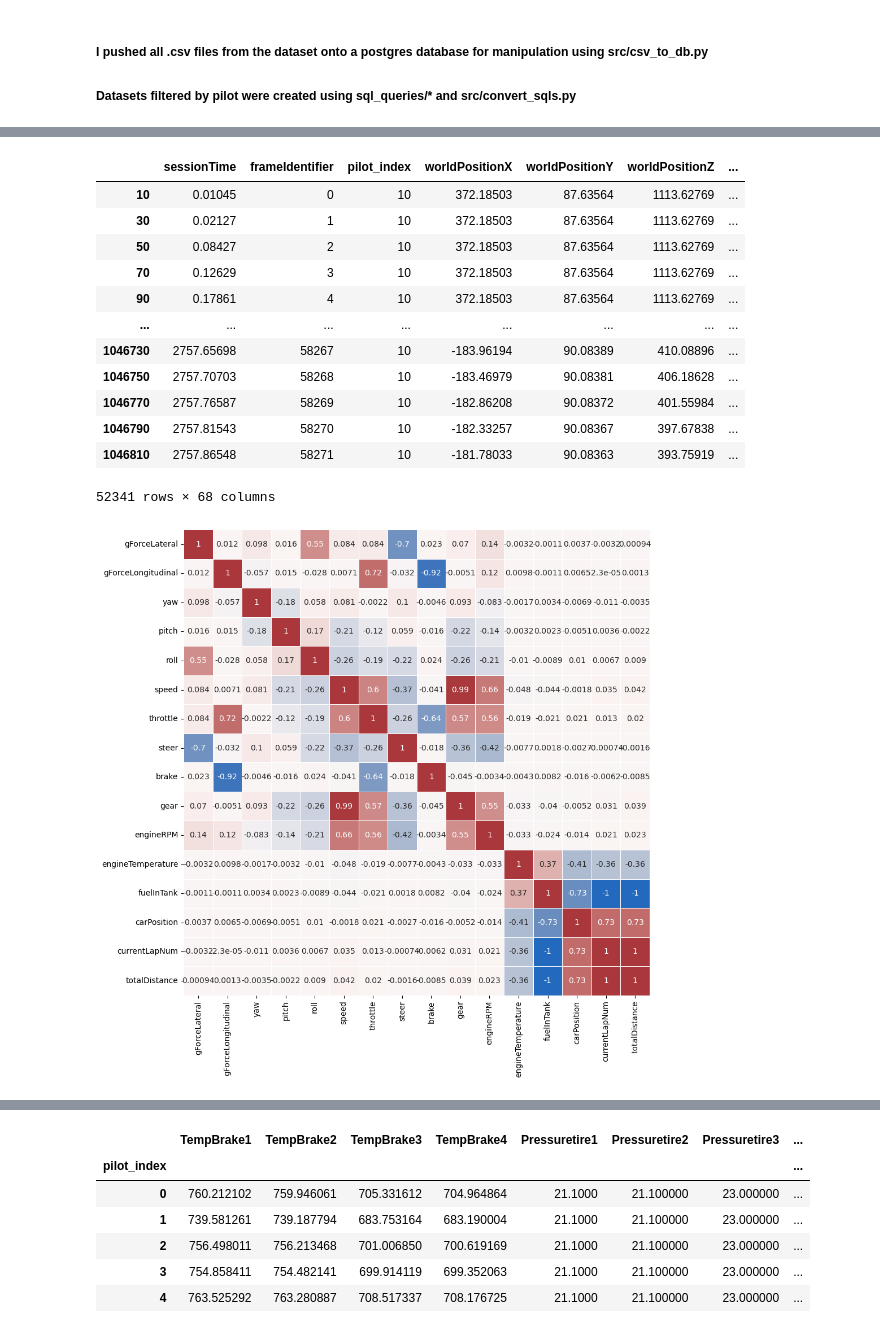
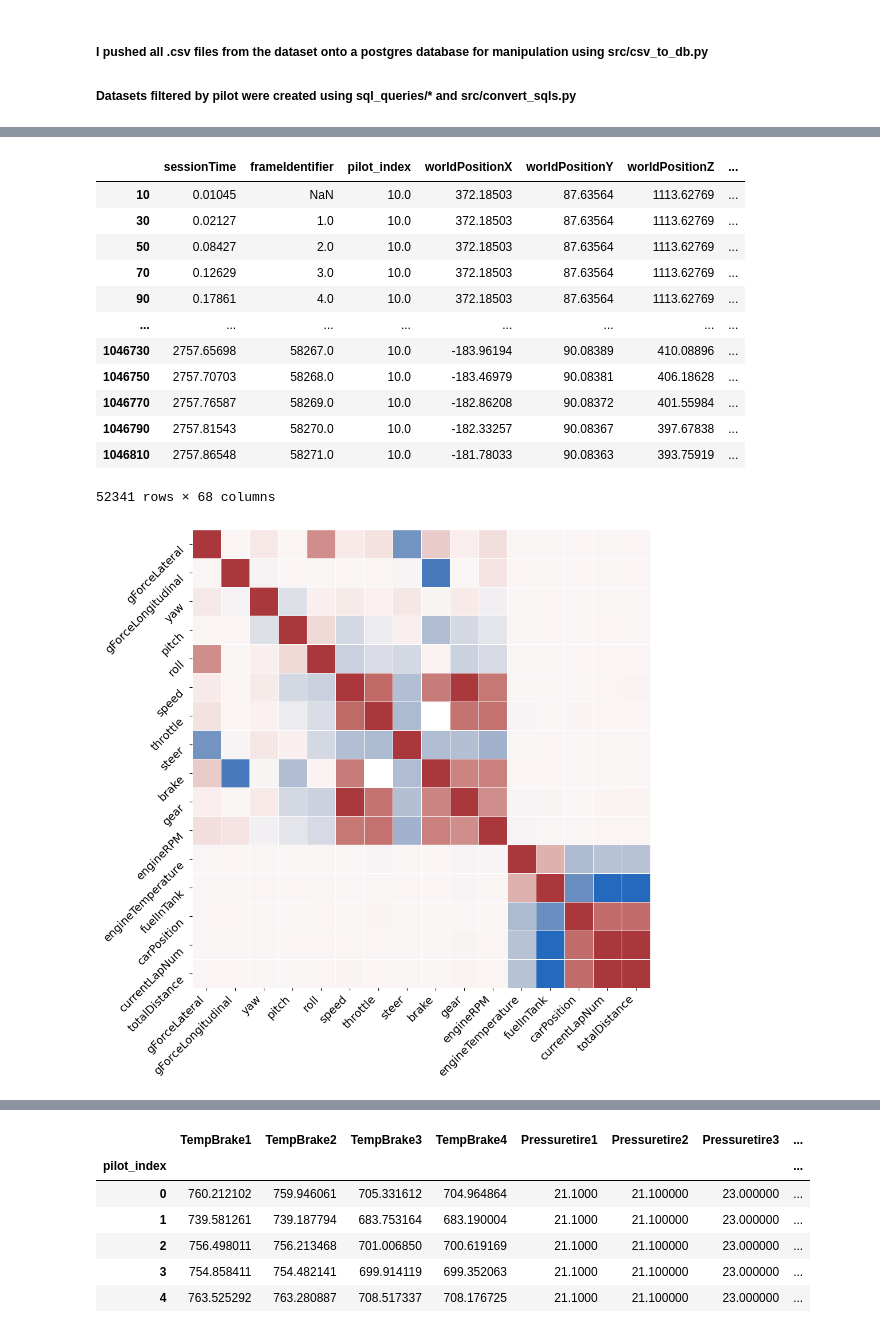
Before and after one commit to rbpowellGA/F1_race_data, a Jupyter notebook: notebooks/analysis.ipynb, the cells around one changed output, grey strips where cells are left out. Cells and saved outputs as stored; diff of their text form; code cells hidden in the pictures.

```diff
--- a/notebooks/analysis.ipynb
+++ b/notebooks/analysis.ipynb
@@ -43,4 +41,10 @@ Index(['sessionTime', 'frameIdentifier', 'pilot_index', 'worldPositionX',
       dtype='object')
+# %%
+##removing lap 36 from tm145 to eliminate outliers.
+
+lapfilter = tm145['currentLapNum'] < 36
+tm145 = tm145[lapfilter]
+tm145 = tm145.replace([0], np.NaN)
 # %%
 ## Grabbing columns that I want in .corr()
 
@@ -105,49 +109,51 @@ tm_145_pilot1 = tm145[pilot_filter]
 tm_145_pilot1
 # %% [output]
 |  | sessionTime | frameIdentifier | pilot_index | worldPositionX | worldPositionY | worldPositionZ | ... |
-| 10 | 0.01045 | 0 | 10 | 372.18503 | 87.63564 | 1113.62769 | ... |
-| 30 | 0.02127 | 1 | 10 | 372.18503 | 87.63564 | 1113.62769 | ... |
-| 50 | 0.08427 | 2 | 10 | 372.18503 | 87.63564 | 1113.62769 | ... |
-| 70 | 0.12629 | 3 | 10 | 372.18503 | 87.63564 | 1113.62769 | ... |
-| 90 | 0.17861 | 4 | 10 | 372.18503 | 87.63564 | 1113.62769 | ... |
+| 10 | 0.01045 | NaN | 10.0 | 372.18503 | 87.63564 | 1113.62769 | ... |
+| 30 | 0.02127 | 1.0 | 10.0 | 372.18503 | 87.63564 | 1113.62769 | ... |
+| 50 | 0.08427 | 2.0 | 10.0 | 372.18503 | 87.63564 | 1113.62769 | ... |
+| 70 | 0.12629 | 3.0 | 10.0 | 372.18503 | 87.63564 | 1113.62769 | ... |
+| 90 | 0.17861 | 4.0 | 10.0 | 372.18503 | 87.63564 | 1113.62769 | ... |
 | ... | ... | ... | ... | ... | ... | ... | ... |
-| 1046730 | 2757.65698 | 58267 | 10 | -183.96194 | 90.08389 | 410.08896 | ... |
-| 1046750 | 2757.70703 | 58268 | 10 | -183.46979 | 90.08381 | 406.18628 | ... |
-| 1046770 | 2757.76587 | 58269 | 10 | -182.86208 | 90.08372 | 401.55984 | ... |
-| 1046790 | 2757.81543 | 58270 | 10 | -182.33257 | 90.08367 | 397.67838 | ... |
-| 1046810 | 2757.86548 | 58271 | 10 | -181.78033 | 90.08363 | 393.75919 | ... |
+| 1046730 | 2757.65698 | 58267.0 | 10.0 | -183.96194 | 90.08389 | 410.08896 | ... |
+| 1046750 | 2757.70703 | 58268.0 | 10.0 | -183.46979 | 90.08381 | 406.18628 | ... |
+| 1046770 | 2757.76587 | 58269.0 | 10.0 | -182.86208 | 90.08372 | 401.55984 | ... |
+| 1046790 | 2757.81543 | 58270.0 | 10.0 | -182.33257 | 90.08367 | 397.67838 | ... |
+| 1046810 | 2757.86548 | 58271.0 | 10.0 | -181.78033 | 90.08363 | 393.75919 | ... |
 52341 rows × 68 columns
 # %%
 ## I'm using the code below to cycle between pilots to compare heatmaps
 
 '''fig, (ax1, ax2) = plt.subplots(1,2)
 ax1 = sns.heatmap(tm_145_pilot1[['worldVelocityX', 'worldVelocityY',
        'worldVelocityZ', 'gForceLateral', 'gForceLongitudinal',
        'gForceVertical', 'yaw', 'pitch', 'roll', 'speed', 'throttle', 'steer',
        'brake', 'gear', 'engineRPM', 'brakesTemperature',
        'tyresSurfaceTemperature', 'tyresInnerTemperature', 'engineTemperature',
        'tyresPressure', 'surfaceType', 'fuelInTank', 'fuelRemainingLaps', 'tyresWear',
        'carPosition', 'currentLapNum', 'totalDistance']].corr(numeric_only=True),linewidth=.5,linecolor='black')
 ax2 = sns.heatmap(tm145_1.corr(numeric_only=True),linewidth=.5,linecolor='black')'''
 
 #mask = np.triu(np.ones_like(correlation_matrix, dtype=bool))
 
-plt.rcParams["figure.figsize"] = [10, 10]
-plt.rcParams["figure.autolayout"] = True
-plt.rcParams.update({'font.size': 10})
-
-fig, ax = plt.subplots()
-fig.subplots_adjust(wspace=0.01)
-
-sns.heatmap(tm_145_pilot1[['gForceLateral', 'gForceLongitudinal',
+#plt.rcParams["figure.figsize"] = [10, 10]
+#plt.rcParams["figure.autolayout"] = True
+plt.rcParams.update({'font.size': 14})
+df = tm_145_pilot1[['gForceLateral', 'gForceLongitudinal',
        'yaw', 'pitch', 'roll', 'speed', 'throttle', 'steer',
        'brake', 'gear', 'engineRPM', 'brakesTemperature',
        'tyresSurfaceTemperature', 'tyresInnerTemperature', 'engineTemperature',
        'tyresPressure', 'surfaceType', 'fuelInTank', 'tyresWear',
-       'carPosition', 'currentLapNum', 'totalDistance']].corr(numeric_only=True), cmap="vlag", ax=ax, cbar=False, annot=True, linewidths=.5)
-#sns.heatmap(tm145_1.corr(numeric_only=True), cmap="plasma", ax=ax2, cbar=False, linewidths=.5)
+       'carPosition', 'currentLapNum', 'totalDistance']].corr(numeric_only=True)
+fig, ax = plt.subplots()
+#fig.subplots_adjust(wspace=0.01)
 
 
+sns.heatmap(df, cmap="vlag", ax=ax, cbar=False, linewidths=.5)#.set_xticklabels(sns.heatmap(df, cmap="vlag", ax=ax, cbar=False, linewidths=.5).get_xticklabels(), rotation=45, ha='right')
+#sns.heatmap(tm145_1.corr(numeric_only=True), cmap="plasma", ax=ax2, cbar=False, linewidths=.5)
+plt.xticks(rotation=45, ha ='right')
+plt.yticks(rotation=45, va ='top')
+
 plt.show()
 # %% [output]
-[figure, old version]
+[figure, new version]
```
Also changed, not shown: parts of 17 cells of this notebook, 6 other files.
